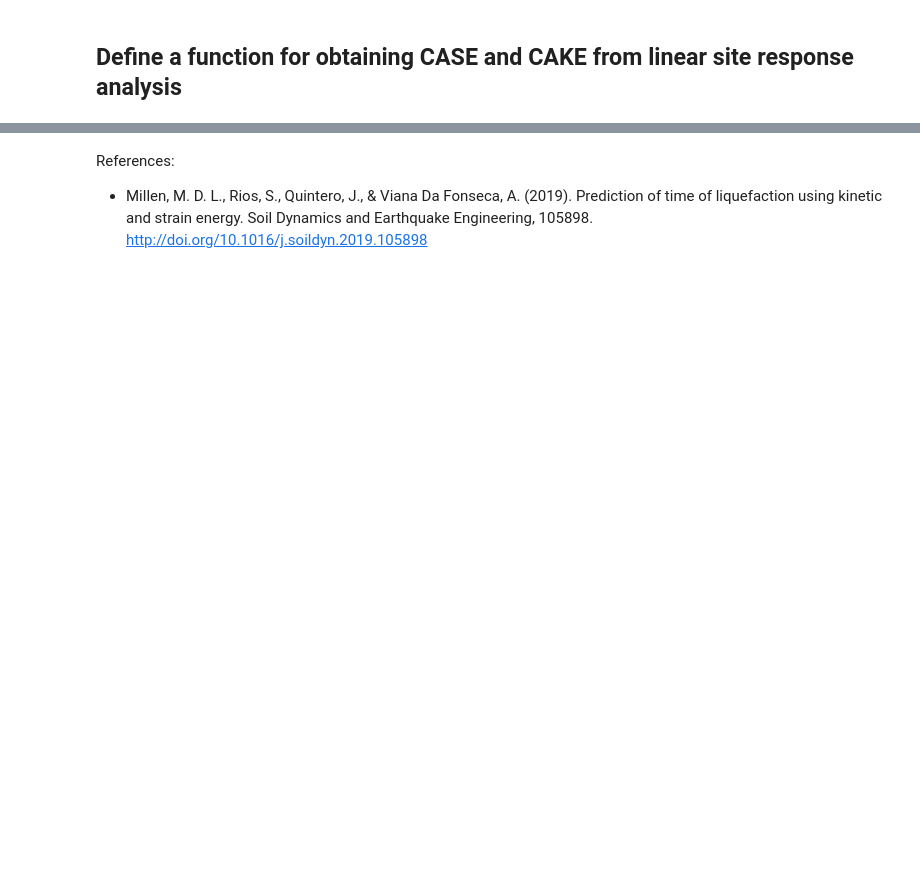
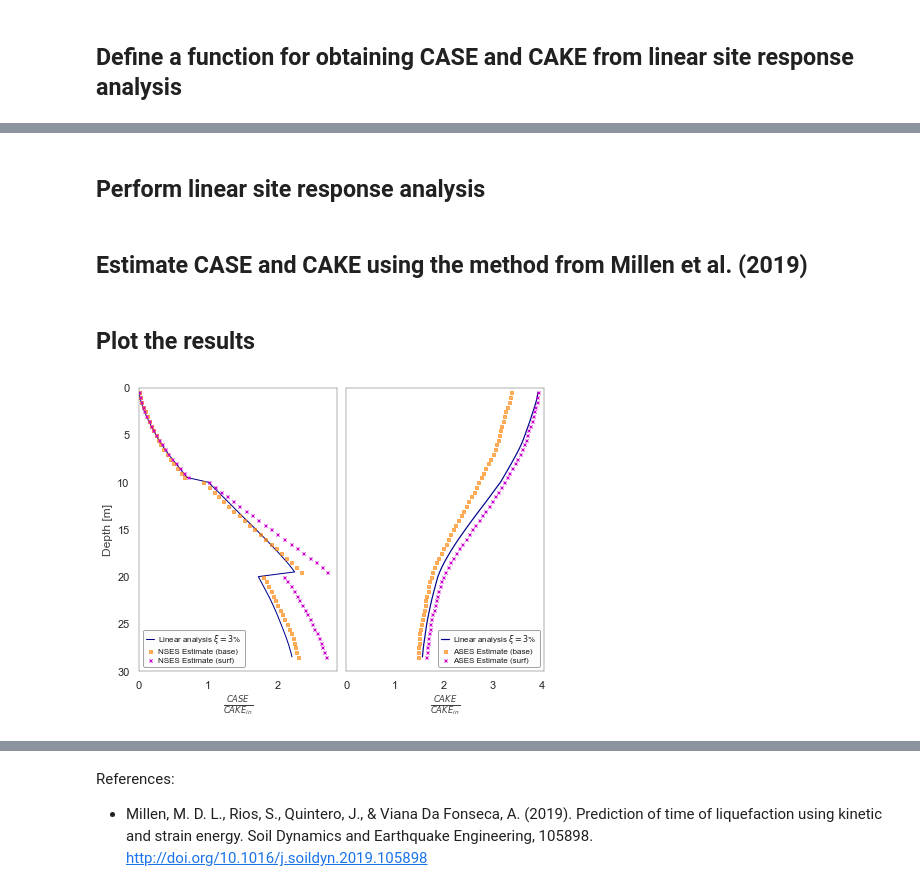
Before and after one commit to eng-tools/liquepy, a Jupyter notebook: examples/example2_estimate_cumulative_strain_energy_w_depth.ipynb, the cells around one changed output, grey strips where cells are left out. Saved outputs shown, nothing was run; the diff lists cells and outputs as text; code cells hidden in the pictures; blank space fills up the shorter version.

```diff
--- a/examples/example2_estimate_cumulative_strain_energy_w_depth.ipynb
+++ b/examples/example2_estimate_cumulative_strain_energy_w_depth.ipynb
@@ -150,0 +173,51 @@ LSN: 25.16
+# %% [markdown]
+## Perform linear site response analysis
+# %%
+odepths, cake_lin, case_lin = calc_case_and_cake_from_lin_analysis(sp, m)
+# %% [markdown]
+## Estimate CASE and CAKE using the method from Millen et al. (2019)
+# %%
+# Estimate CASE and CAKE using the input motion
+pred_case_b = lq.trigger.nses.est_case_1d_millen_et_al_2019(sp, in_signal, odepths, xi=damp)[:, -1]
+pred_cake_b = lq.trigger.nses.est_case_1d_millen_et_al_2019(sp, in_signal, odepths, xi=damp, nodal=False)[:, -1]
+
+# get surface motion
+oseries, profile, calc = run_sra(sp, m, [0])
+surf_sig = eqsig.AccSignal(oseries["upACCX_d%i" % 0] * 9.8, m.time_step)
+
+# Estimate CASE and CAKE using the surface motion
+pred_case_s = lq.trigger.nses.est_case_1d_millen_et_al_2019(sp, surf_sig, odepths, xi=damp, in_loc=0)[:, -1]
+
+pred_cake_s = lq.trigger.nses.est_case_1d_millen_et_al_2019(sp, surf_sig, odepths, xi=damp, in_loc=0,
+                                                          nodal=False)[:, -1]
+# %% [markdown]
+## Plot the results
+# %%
+bf, sps = plt.subplots(ncols=2, nrows=1, figsize=(6.5, 5), squeeze=False)
+sps = sps.flatten()
+sps[0].plot(case_lin / in_cake, odepths, ls="-", label="Linear analysis $\\xi={0:.0f}$%".format(damp * 100), c=cbox(0), lw=1)
+sps[1].plot(cake_lin / in_cake, odepths, ls="-", ms=2, label="Linear analysis $\\xi={0:.0f}$%".format(damp * 100), c=cbox(0))
+sps[0].plot(pred_case_b / in_cake, odepths, 's', label="NSES Estimate (base)", c=cbox(1), ms=3, alpha=0.6)
+sps[1].plot(pred_cake_b / in_cake, odepths, 's', label="ASES Estimate (base)", c=cbox(1), ms=3, alpha=0.6)
+sps[0].plot(pred_case_s / in_cake, odepths, "x", ms=3, label="NSES Estimate (surf)", c=cbox(3))
+sps[1].plot(pred_cake_s / in_cake, odepths, "x", ms=3, label="ASES Estimate (surf)", c=cbox(3))
+
+# Clean plot
+sps[0].set_ylabel("Depth [m]")
+sps[0].set_xlabel("$\\frac{CASE}{CAKE_{in}}$")
+sps[1].set_xlabel("$\\frac{CAKE}{CAKE_{in}}$")
+
+ef.revamp_legend(sps[0], prop={"size": 8}, loc="lower left")
+ef.revamp_legend(sps[-1], prop={"size": 8}, loc="lower right")
+
+for i in range(len(sps)):
+    ef.xy(sps[i], x_origin=True, y_origin=True)
+    sps[i].set_ylim([0, 30])
+    sps[i].invert_yaxis()
+    if i != 0:
+        sps[i].tick_params(axis='y', which='both', left=False, right=False, labelleft=False)
+plt.tight_layout()
+bf.subplots_adjust(wspace=0.05, hspace=0)
+plt.show()
+# %% [output]
+[figure, added]
```
Also changed, not shown: parts of 10 cells of this notebook, 4 other files.
